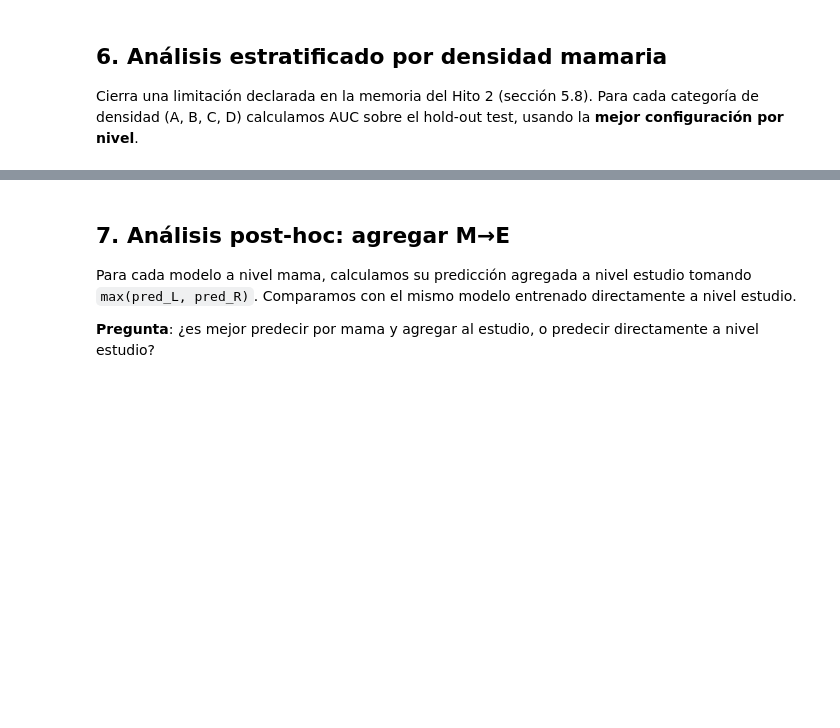
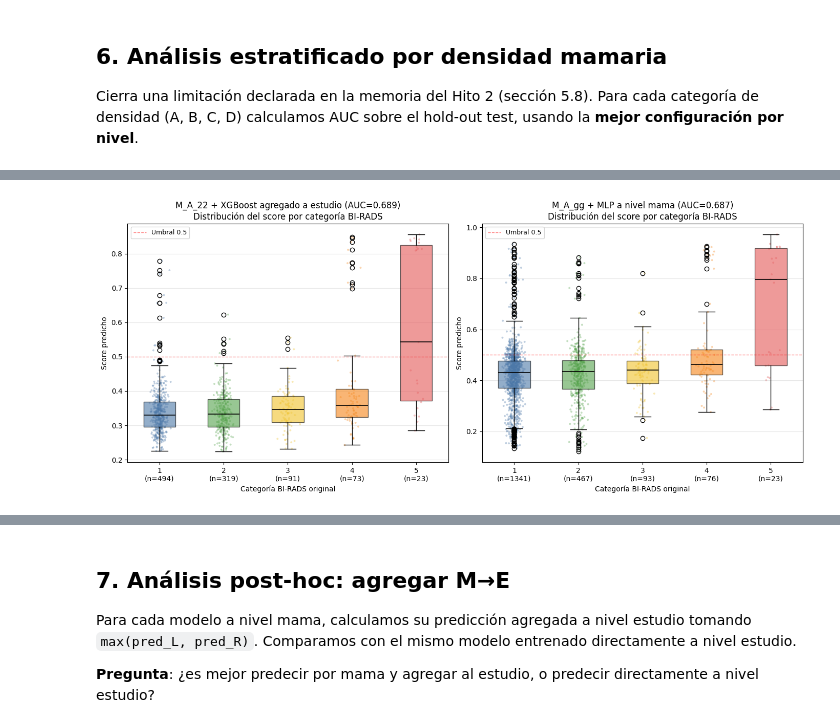
Before and after one commit to vicrdgz/Clasificacion-BIRADS-mamografia-cribado-asymmirai, a Jupyter notebook: notebooks/10_evaluacion_v2.ipynb, the cells around one changed output, grey strips where cells are left out. Saved outputs shown, nothing was run; the diff lists cells and outputs as text; code cells hidden in the pictures; blank space fills up the shorter version.

```diff
--- a/notebooks/10_evaluacion_v2.ipynb
+++ b/notebooks/10_evaluacion_v2.ipynb
@@ -433,0 +674,88 @@ Guardado: eval_densidad_v2.csv
+# %%
+if HAS_EXTRA_ANNS:
+    # Modelos a analizar: el modelo final recomendado (M_A_22+xgb agregado a estudio)
+    # y el mejor a nivel mama (M_A_gg+mlp).
+
+    # 1) Modelo final agregado a estudio
+    _, p_M_xgb = load_predictions('M_A_22', 'xgb')
+    p_L_xgb = p_M_xgb[:len(y_E_test)]
+    p_R_xgb = p_M_xgb[len(y_E_test):]
+    p_E_final = np.maximum(p_L_xgb, p_R_xgb)
+
+    # 2) Mejor a nivel mama
+    _, p_M_mlp = load_predictions('M_A_gg', 'mlp')
+
+    # ─── Boxplots con jitter ───
+    fig, axes = plt.subplots(1, 2, figsize=(14, 6))
+    _cats = [1, 2, 3, 4, 5]
+    _colors_bp = ['#4c78a8', '#54a24b', '#f0c22a', '#f58518', '#e45756']
+    _rng = np.random.default_rng(SEED)
+
+    for ax, (score, birads_orig, title, auc_ref) in zip(axes, [
+        (p_E_final, birads_E_orig_test, 'M_A_22 + XGBoost agregado a estudio', 0.689),
+        (p_M_mlp,   birads_M_orig_test, 'M_A_gg + MLP a nivel mama',           0.687),
+    ]):
+        data_by_cat = [score[birads_orig == b] for b in _cats]
+        bp = ax.boxplot(data_by_cat, positions=_cats, widths=0.5, patch_artist=True,
+                        medianprops=dict(color='black', linewidth=1.2))
+        for patch, c in zip(bp['boxes'], _colors_bp):
+            patch.set_facecolor(c); patch.set_alpha(0.6)
+        for i, b in enumerate(_cats):
+            data = score[birads_orig == b]
+            x_jitter = _rng.normal(loc=b, scale=0.06, size=len(data))
+            ax.scatter(x_jitter, data, s=8, alpha=0.35, color=_colors_bp[i], edgecolors='none')
+        ax.axhline(0.5, color='red', linestyle='--', alpha=0.5, linewidth=1, label='Umbral 0.5')
+        ax.set_xlabel('Categoría BI-RADS original')
+        ax.set_ylabel('Score predicho')
+        ax.set_title(f'{title} (AUC={auc_ref:.3f})\nDistribución del score por categoría BI-RADS')
+        ax.set_xticks(_cats)
+        ax.set_xticklabels([f'{b}\n(n={(birads_orig==b).sum()})' for b in _cats])
+        ax.legend(loc='upper left', fontsize=9)
+        ax.grid(alpha=0.3, axis='y')
+
+    plt.tight_layout()
+    plt.savefig(os.path.join(PRED_DIR_V2, 'score_por_birads.png'), dpi=150, bbox_inches='tight')
+    plt.show()
+    print('Guardado: score_por_birads.png')
+
+    # ─── AUC pairwise entre categorías ───
+    def _pairwise_auc(scores_pos, scores_neg):
+        if len(scores_pos) < 2 or len(scores_neg) < 2:
+            return np.nan
+        y_pair = np.concatenate([np.ones(len(scores_pos)), np.zeros(len(scores_neg))])
+        s_pair = np.concatenate([scores_pos, scores_neg])
+        return roc_auc_score(y_pair, s_pair)
+
+    pw_rows = []
+    for nombre, score, birads_orig in [
+        ('M_A_22+xgb→estudio', p_E_final, birads_E_orig_test),
+        ('M_A_gg+mlp (mama)',  p_M_mlp,   birads_M_orig_test),
+    ]:
+        for pos_b in [4, 5]:
+            for neg_b in [1, 2, 3]:
+                pos = score[birads_orig == pos_b]
+                neg = score[birads_orig == neg_b]
+                a = _pairwise_auc(pos, neg)
+                pw_rows.append({'modelo': nombre, 'pos_birads': pos_b, 'neg_birads': neg_b,
+                                'n_pos': len(pos), 'n_neg': len(neg), 'auc_pairwise': a})
+
+    df_pw = pd.DataFrame(pw_rows)
+    print('\n=== AUC pareado entre categorías BI-RADS (test hold-out) ===')
+    for nombre in df_pw['modelo'].unique():
+        print(f'\n{nombre}:')
+        sub = df_pw[df_pw['modelo'] == nombre]
+        for _, r in sub.iterrows():
+            print(f'  BI-RADS {r["pos_birads"]} vs {r["neg_birads"]}:  n_pos={r["n_pos"]:3d}  n_neg={r["n_neg"]:4d}  AUC={r["auc_pairwise"]:.4f}')
+
+    df_pw.to_csv(os.path.join(PRED_DIR_V2, 'auc_pairwise_birads.csv'), index=False)
+    print('\nGuardado: auc_pairwise_birads.csv')
+
+    # Interpretación resumida
+    print('\n─── Interpretación ───')
+    print('Se espera que BI-RADS 5 vs 1 tenga AUC alto (extremos bien separados).')
+    print('Se espera que BI-RADS 4 vs 3 tenga AUC más bajo (categorías adyacentes ambiguas).')
+    print('Ese patrón valida clínicamente al modelo: comete errores donde también los cometería el radiólogo.')
+else:
+    print('Análisis por BI-RADS original no disponible (DICOM metadata no encontrado).')
+# %% [output]
+[figure, added]
```
Also changed, not shown: parts of 8 cells of this notebook, 6 other files.
